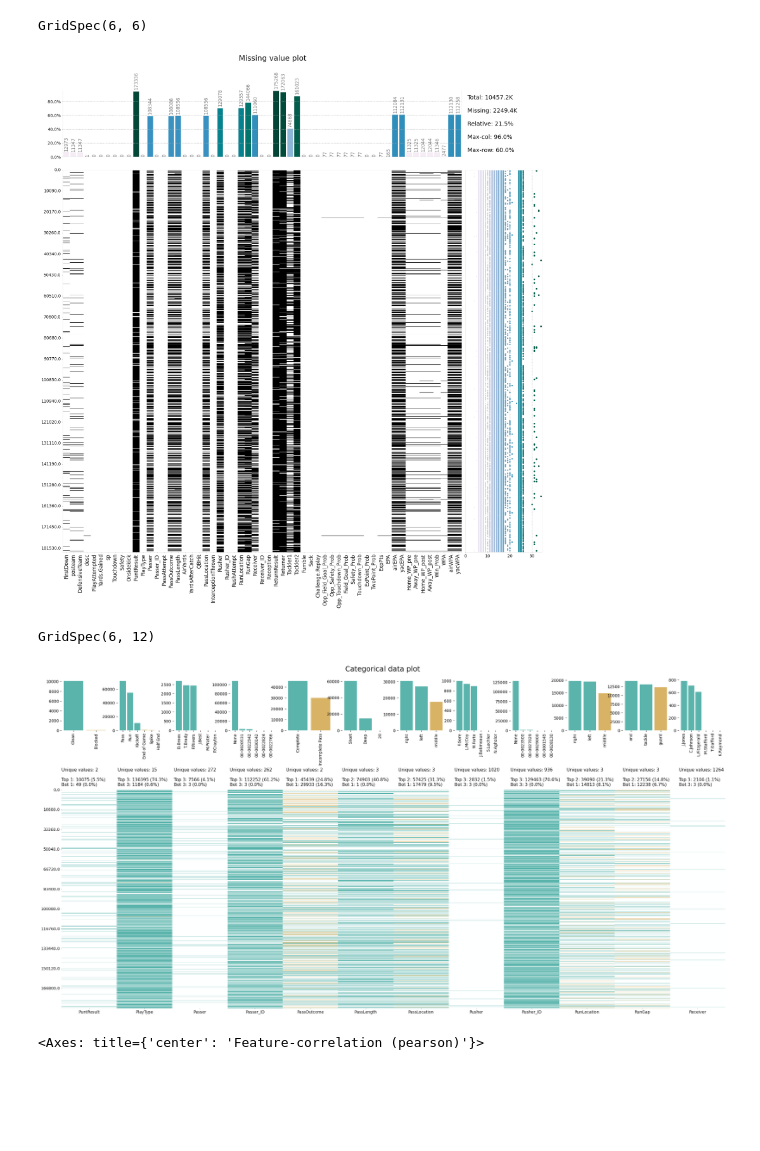
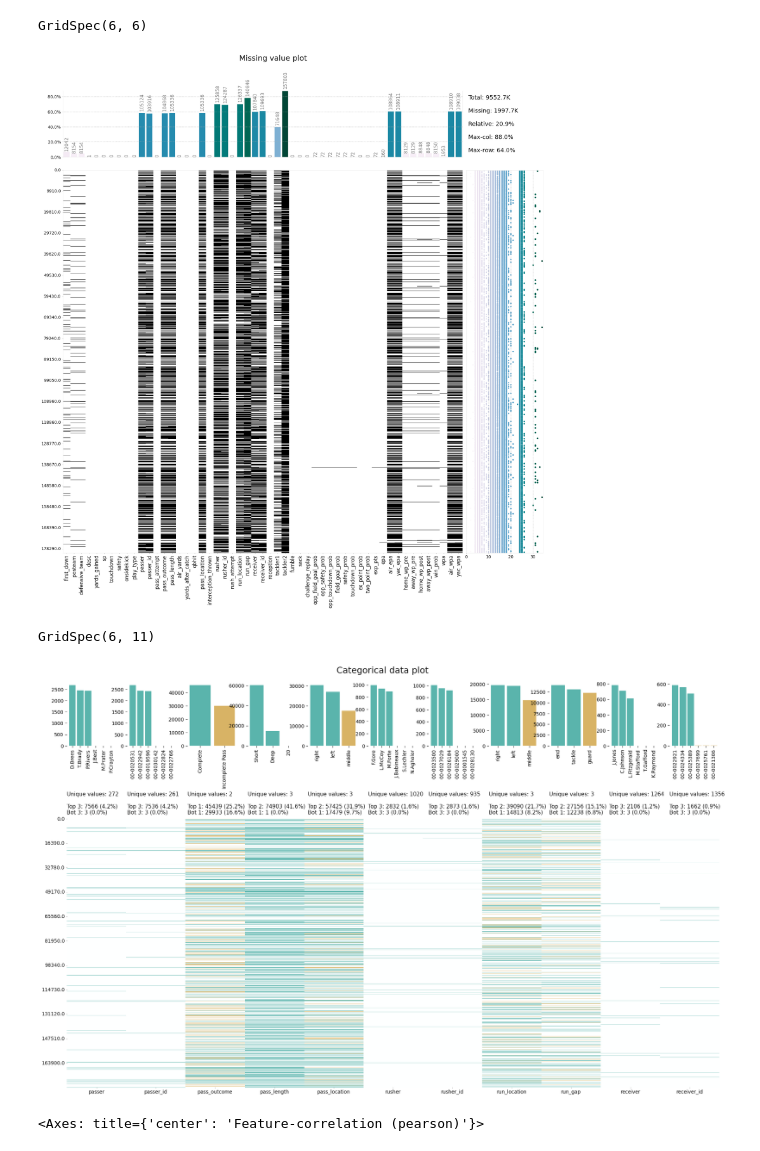
Before and after one commit to akanz1/klib, a Jupyter notebook: examples/klib-plots.ipynb, the cells around one changed output. Drawn from its saved outputs; the diff is of its cells as text; code cells hidden in the pictures; blank space fills up the shorter version.

```diff
--- a/examples/klib-plots.ipynb
+++ b/examples/klib-plots.ipynb
@@ -34,13 +35,13 @@ df.head()
 # %%
-klib.missingval_plot(df)
+klib.missingval_plot(df_cleaned)
 # %% [output]
 GridSpec(6, 6)
-[figure, old version]
+[figure, new version]
 # %%
-klib.cat_plot(df.iloc[:,10:28], figsize=(30, 15))
+klib.cat_plot(df_cleaned.iloc[:,10:28], figsize=(24, 15))
 # %% [output]
-GridSpec(6, 12)
+GridSpec(6, 11)
-[figure, old version]
+[figure, new version]
 # %%
 klib.corr_plot(df, annot=False, figsize=(20,17))
 # %% [output]
```
Also changed, not shown: parts of 4 cells of this notebook, 5 other files.
